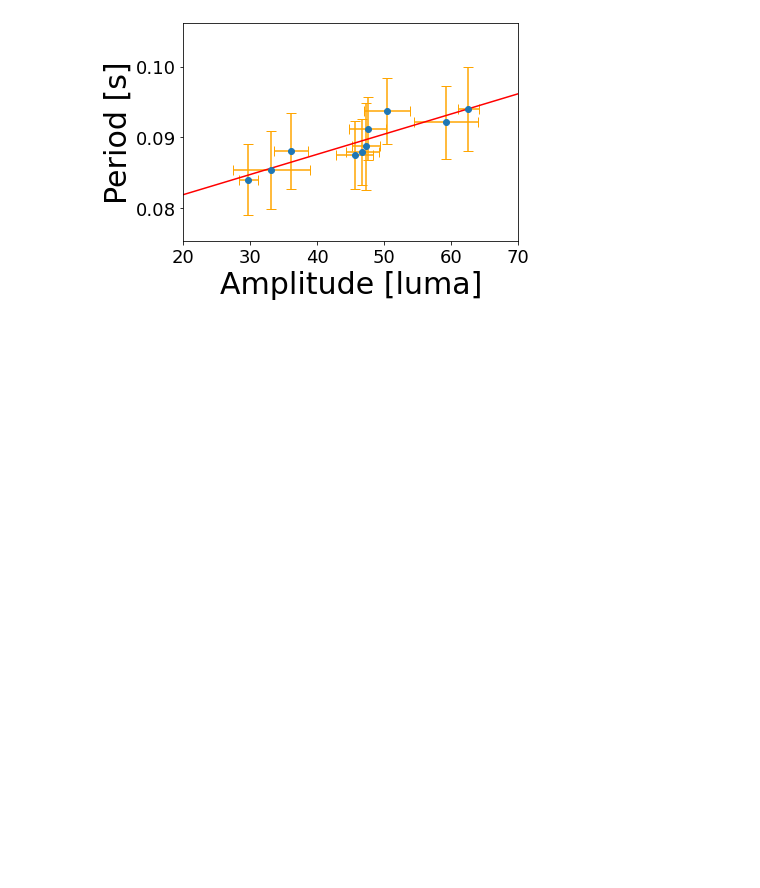
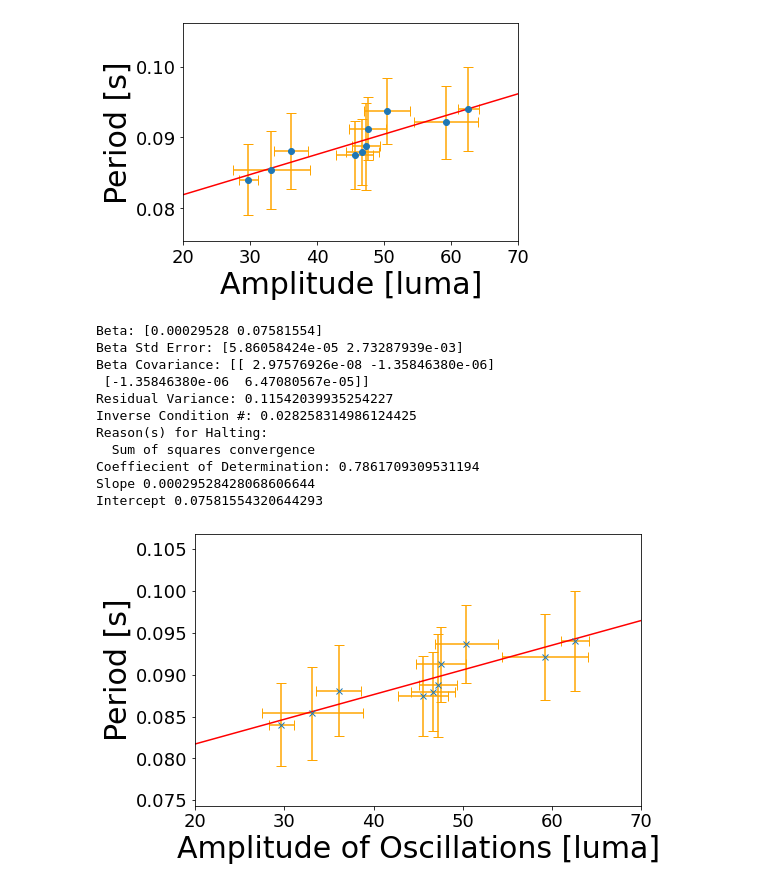
Before and after one commit to jblipper/339_Final_Project, a Jupyter notebook: video_analysis.ipynb, the cells around one changed output. Cells and saved outputs as stored; diff of their text form; code cells hidden in the pictures; blank space fills up the shorter version.

```diff
--- a/video_analysis.ipynb
+++ b/video_analysis.ipynb
@@ -662,3 +662,58 @@ Coeffiecient of Determination: 0.7861709309531194
 Slope 0.00028498046541288754
 Intercept 0.07621608478600382
 [figure]
+# %%
+from scipy.odr import *
+x=amplitudes
+y=periods
+x_err=amplitude_errors
+y_err=period_errors
+def linear(p, x):
+    m, c = p
+    return m*x + c
+
+# Create a model for fitting.
+model = Model(linear)
+
+# Create a RealData object using our initiated data
+data = RealData(x, y, sx=x_err, sy=y_err)
+
+# Set up ODR with the model and data.
+odr = ODR(data, model, beta0=[1., 300.])
+
+# Run the regression.
+out = odr.run()
+
+# Use the in-built pprint method to give us results.
+out.pprint()
+
+x_fit = np.linspace(0, 100, 10000)
+y_fit = linear(out.beta, x_fit)
+
+plt.figure(figsize=(8,5))
+plt.errorbar(x, y, xerr=x_err, yerr=y_err, linestyle='None', marker='x', ecolor='orange', capsize=5)
+plt.plot(x_fit, y_fit, color='red')
+plt.xlabel('Amplitude of Oscillations [luma]', size=30)
+plt.ylabel('Period [s]', size=30)
+plt.xlim(20,70)
+slope=(y_fit[-1]-y_fit[0])/(x_fit[-1]-x_fit[0])
+intercept=y_fit[0]
+correlation_matrix = np.corrcoef(periods, amplitudes)
+correlation_coefficient = correlation_matrix[0, 1]
+rsquared=correlation_coefficient**2
+print("Coeffiecient of Determination:", rsquared)
+print("Slope", slope)
+print("Intercept", intercept)
+# %% [output]
+Beta: [0.00029528 0.07581554]
+Beta Std Error: [5.86058424e-05 2.73287939e-03]
+Beta Covariance: [[ 2.97576926e-08 -1.35846380e-06]
+ [-1.35846380e-06  6.47080567e-05]]
+Residual Variance: 0.11542039935254227
+Inverse Condition #: 0.028258314986124425
+Reason(s) for Halting:
+  Sum of squares convergence
+Coeffiecient of Determination: 0.7861709309531194
+Slope 0.00029528428068606644
+Intercept 0.07581554320644293
+[figure, added]
```
Also changed, not shown: parts of 3 cells of this notebook, 1 other file.
